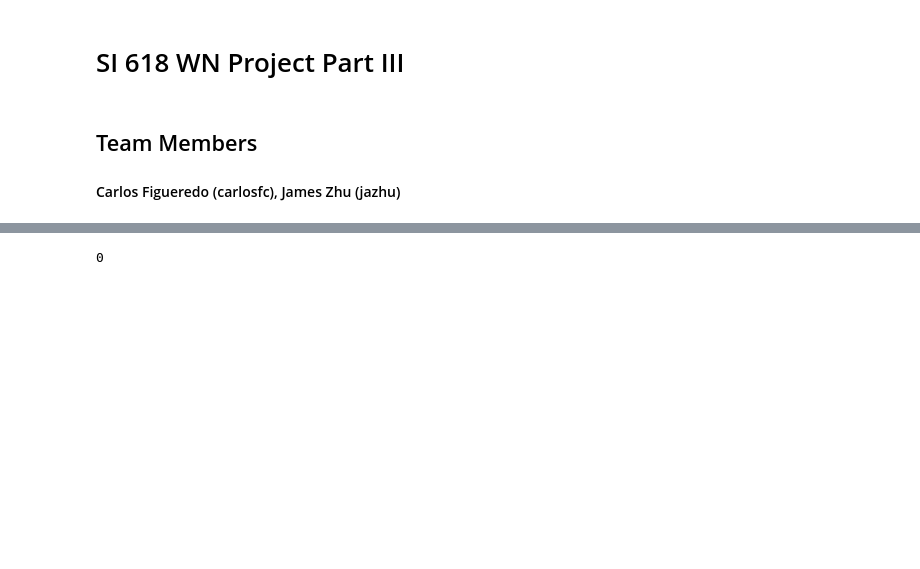
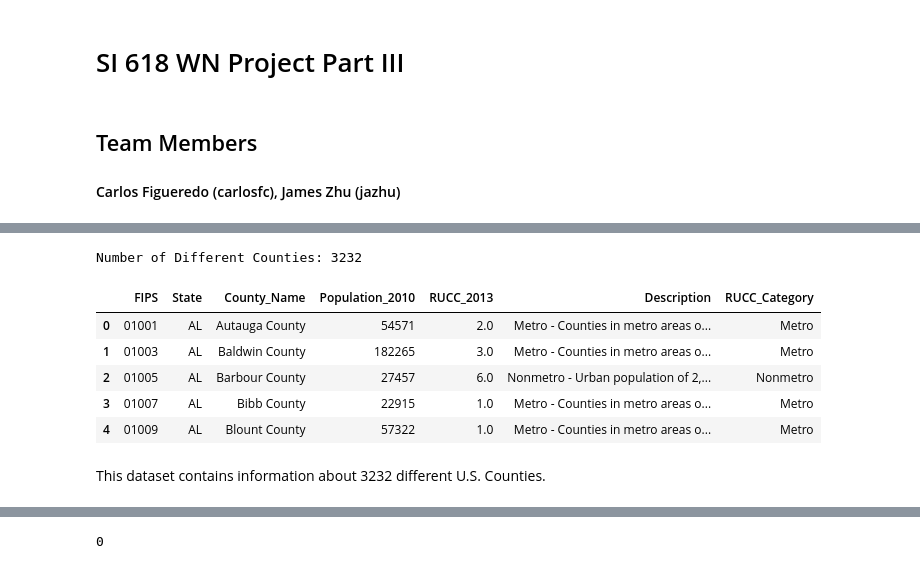
Before and after one commit to carlosfc-ds/project-si618, a Jupyter notebook: si618_project_III.ipynb, the cells around one changed output, grey strips where cells are left out. Saved outputs shown, nothing was run; the diff lists cells and outputs as text; code cells hidden in the pictures; blank space fills up the shorter version.

```diff
--- a/si618_project_III.ipynb
+++ b/si618_project_III.ipynb
@@ -39,11 +135,20 @@ births.head()
 # %%
 def read_rucc():
     rucc = pd.read_excel("ruralurbancodes2013.xls", sheet_name=None) # Requires xlrd. Run pip install xlrd
     rucc = rucc["Rural-urban Continuum Code 2013"] # Get first sheet
     rucc["FIPS"] = ["%05d" % x for x in rucc.FIPS] # FIPS to object dtype
     rucc['RUCC_Category'] = rucc['RUCC_2013'].apply(lambda x: "Metro" if x <= 3 else "Nonmetro")
     rucc = rucc.dropna()
     return rucc
 
-# rucc = read_rucc()
-# rucc.head()
+rucc = read_rucc()
+print(f"Number of Different Counties: {rucc["FIPS"].nunique()}")
+rucc.head()
+# %% [output]
+Number of Different Counties: 3232
+|  | FIPS | State | County_Name | Population_2010 | RUCC_2013 | Description | RUCC_Category |
+| 0 | 01001 | AL | Autauga County | 54571 | 2.0 | Metro - Counties in metro areas o... | Metro |
+| 1 | 01003 | AL | Baldwin County | 182265 | 3.0 | Metro - Counties in metro areas o... | Metro |
+| 2 | 01005 | AL | Barbour County | 27457 | 6.0 | Nonmetro - Urban population of 2,... | Nonmetro |
+| 3 | 01007 | AL | Bibb County | 22915 | 1.0 | Metro - Counties in metro areas o... | Metro |
+| 4 | 01009 | AL | Blount County | 57322 | 1.0 | Metro - Counties in metro areas o... | Metro |
@@ -76,0 +155,2 @@ def pivot_demog(demog):
+# %% [markdown]
+This dataset contains information about 3232 different U.S. Counties.
```
Also changed, not shown: parts of 19 cells of this notebook.
